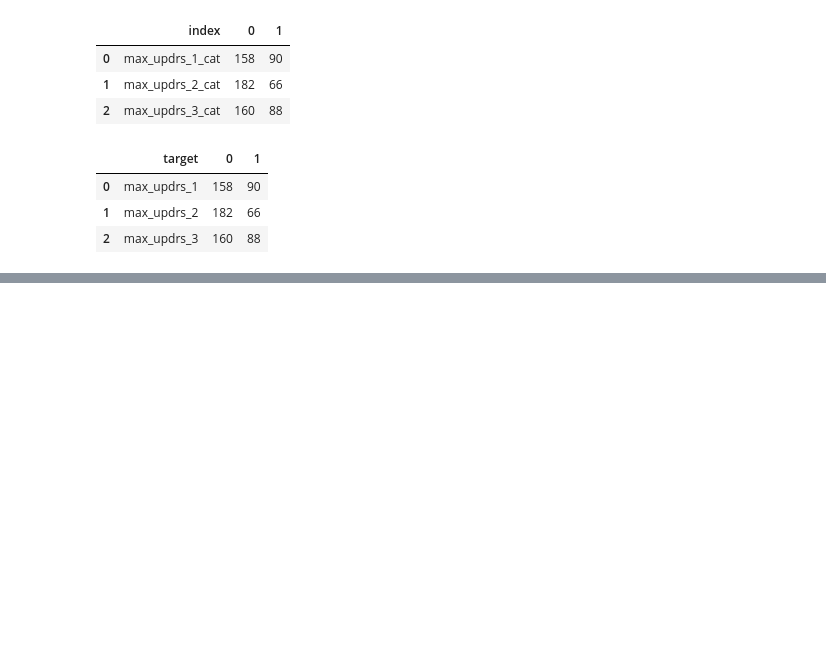
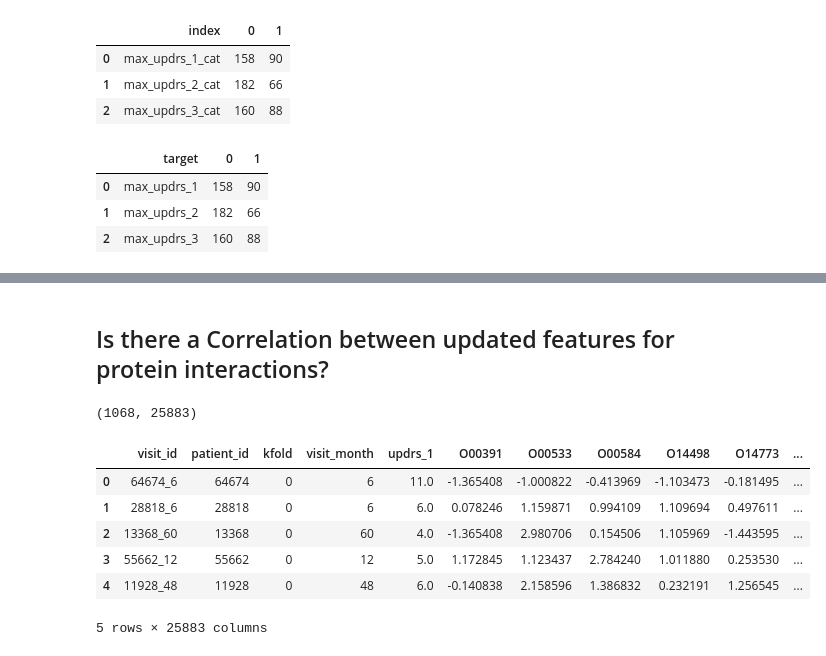
Before and after one commit to dagartga/Boosted-Models-for-Parkinsons-Prediction, a Jupyter notebook: parkinsons_1/notebooks/Raw_Data_EDA.ipynb, the cells around one changed output, grey strips where cells are left out. Drawn from its saved outputs; the diff is of its cells as text; code cells hidden in the pictures; blank space fills up the shorter version.

Commit message:
look at protein correlations to updrs

```diff
--- a/parkinsons_1/notebooks/Raw_Data_EDA.ipynb
+++ b/parkinsons_1/notebooks/Raw_Data_EDA.ipynb
@@ -294,0 +510,20 @@ plt.show()
+# %% [markdown]
+## Is there a Correlation between updated features for protein interactions?
+# %%
+updrs1_new_feats = pd.read_csv('../data/processed/train_new_feats_updrs_1.csv')
+updrs2_new_feats = pd.read_csv('../data/processed/train_new_feats_updrs_2.csv')
+updrs3_new_feats = pd.read_csv('../data/processed/train_new_feats_updrs_3.csv')
+# %%
+updrs1_new_feats.shape
+# %% [output]
+(1068, 25883)
+# %%
+updrs1_new_feats.head()
+# %% [output]
+|  | visit_id | patient_id | kfold | visit_month | updrs_1 | O00391 | O00533 | O00584 | O14498 | O14773 | ... |
+| 0 | 64674_6 | 64674 | 0 | 6 | 11.0 | -1.365408 | -1.000822 | -0.413969 | -1.103473 | -0.181495 | ... |
+| 1 | 28818_6 | 28818 | 0 | 6 | 6.0 | 0.078246 | 1.159871 | 0.994109 | 1.109694 | 0.497611 | ... |
+| 2 | 13368_60 | 13368 | 0 | 60 | 4.0 | -1.365408 | 2.980706 | 0.154506 | 1.105969 | -1.443595 | ... |
+| 3 | 55662_12 | 55662 | 0 | 12 | 5.0 | 1.172845 | 1.123437 | 2.784240 | 1.011880 | 0.253530 | ... |
+| 4 | 11928_48 | 11928 | 0 | 48 | 6.0 | -0.140838 | 2.158596 | 1.386832 | 0.232191 | 1.256545 | ... |
+5 rows × 25883 columns
```
Also changed, not shown: parts of 29 cells of this notebook.
